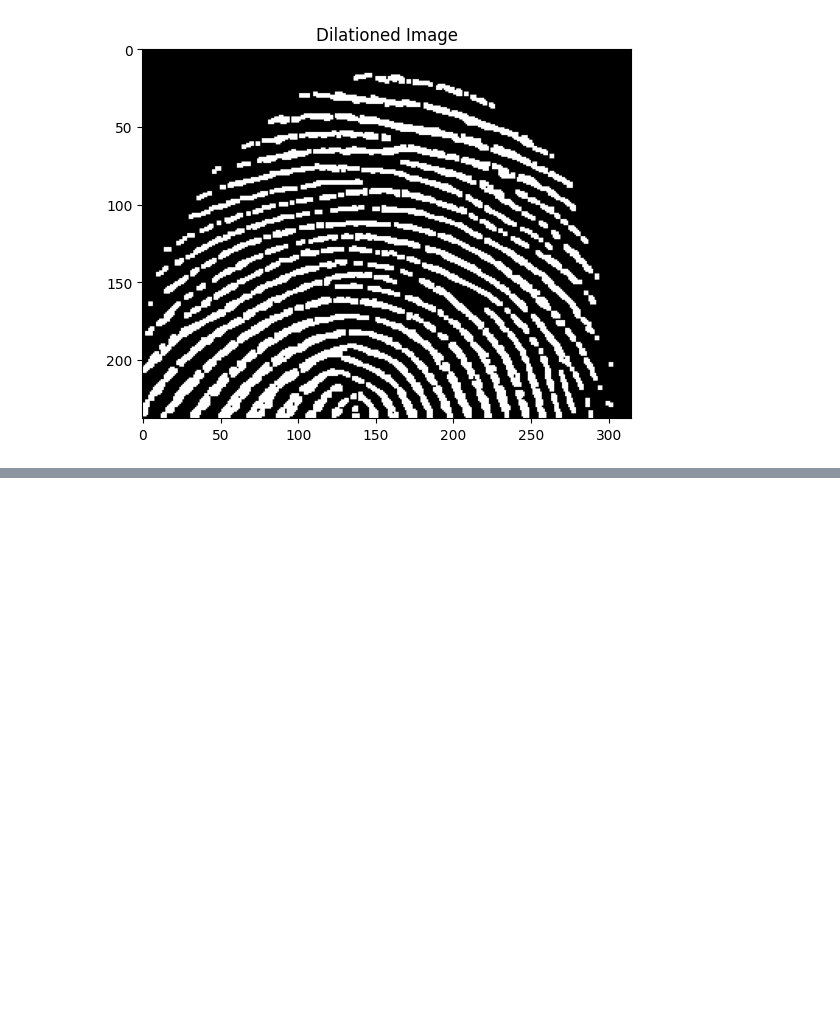
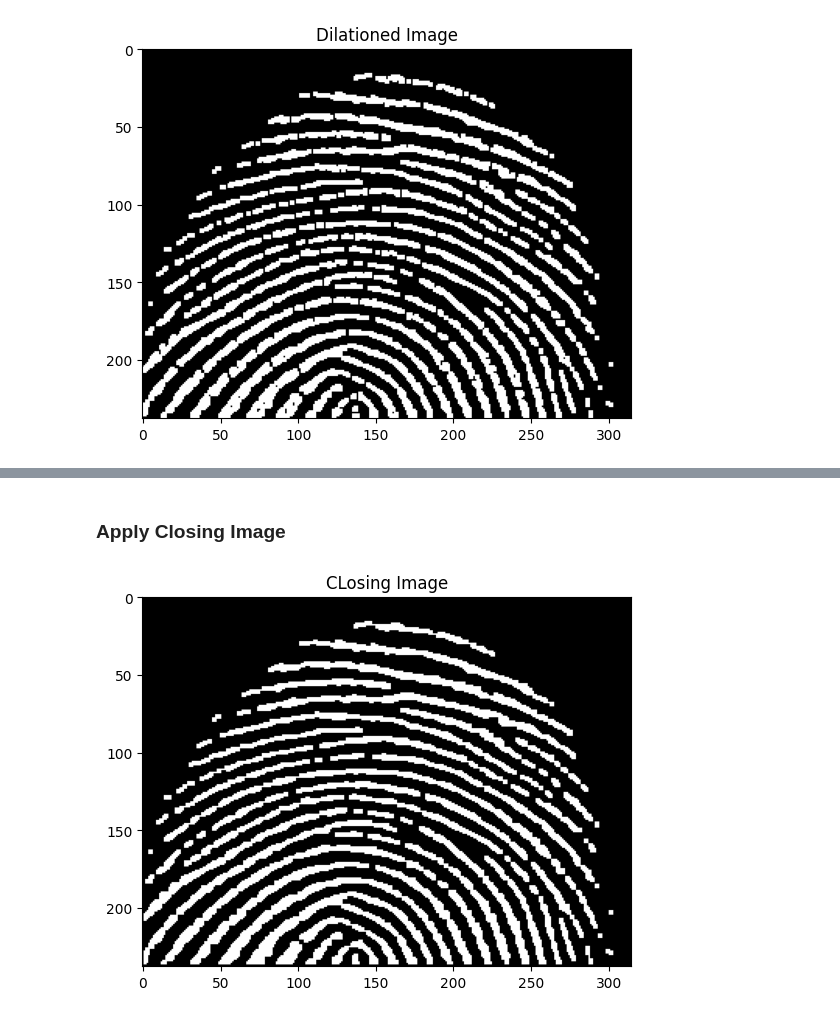
Before and after one commit to Mominur-sumon/Digital_image_processing_Lab_2025, a Jupyter notebook: 6.morphological_image_processing.ipynb, the cells around one changed output, grey strips where cells are left out. Drawn from its saved outputs; the diff is of its cells as text; code cells hidden in the pictures; blank space fills up the shorter version.

```diff
--- a/6.morphological_image_processing.ipynb
+++ b/6.morphological_image_processing.ipynb
@@ -96,0 +106,3 @@ plt.show()
+# %%
+def closing (images, st_element):
+    return erosion(dilation(images, st_element), st_element)
@@ -96,0 +119,10 @@ plt.show()
+# %% [markdown]
+### Apply Closing Image
+# %%
+st_element = np.ones((3,3))
+closing_image = closing(opening_image, st_element)
+plt.imshow(closing_image, cmap='gray')
+plt.title("CLosing Image")
+plt.show()
+# %% [output]
+[figure, added]
```
Also changed, not shown: parts of 6 cells of this notebook.
